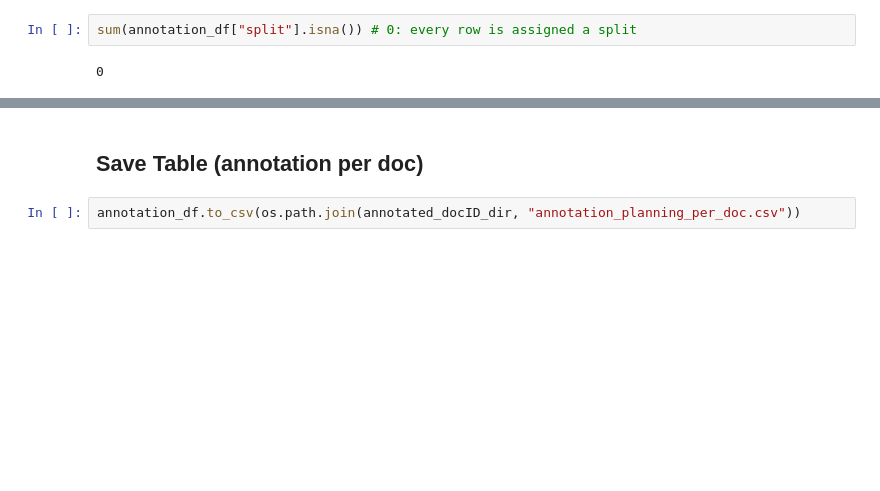
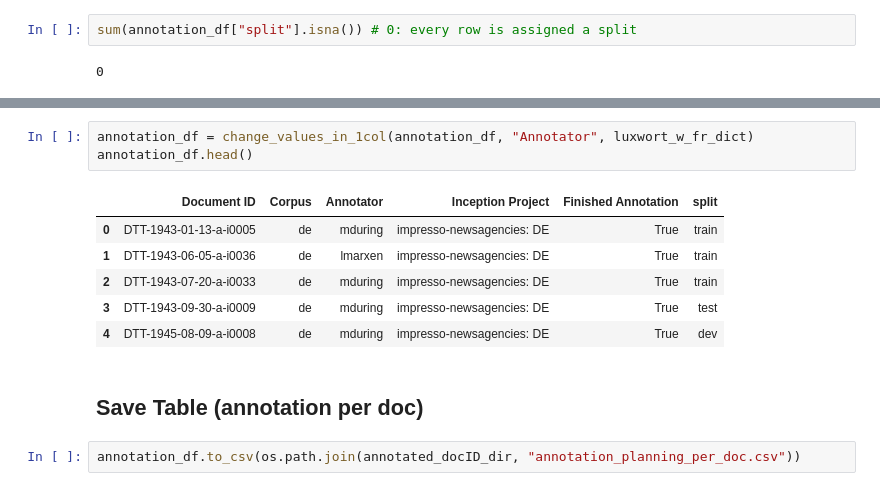
Before and after one commit to impresso/newsagency-classification, a Jupyter notebook: notebooks/annotation_planning.ipynb, the cells around one changed output, grey strips where cells are left out. Cells and saved outputs as stored; diff of their text form; blank space fills up the shorter version.

```diff
--- a/notebooks/annotation_planning.ipynb
+++ b/notebooks/annotation_planning.ipynb
@@ -109,3 +174,13 @@ sum(annotation_df["split"].isna()) # 0: every row is assigned a split
+# %%
+annotation_df = change_values_in_1col(annotation_df, "Annotator", luxwort_w_fr_dict)
+annotation_df.head()
+# %% [output]
+|  | Document ID | Corpus | Annotator | Inception Project | Finished Annotation | split |
+| 0 | DTT-1943-01-13-a-i0005 | de | mduring | impresso-newsagencies: DE | True | train |
+| 1 | DTT-1943-06-05-a-i0036 | de | lmarxen | impresso-newsagencies: DE | True | train |
+| 2 | DTT-1943-07-20-a-i0033 | de | mduring | impresso-newsagencies: DE | True | train |
+| 3 | DTT-1943-09-30-a-i0009 | de | mduring | impresso-newsagencies: DE | True | test |
+| 4 | DTT-1945-08-09-a-i0008 | de | mduring | impresso-newsagencies: DE | True | dev |
 # %% [markdown]
 ## Save Table (annotation per doc)
 # %%
```
Also changed, not shown: parts of 10 cells of this notebook, 9 other files.
